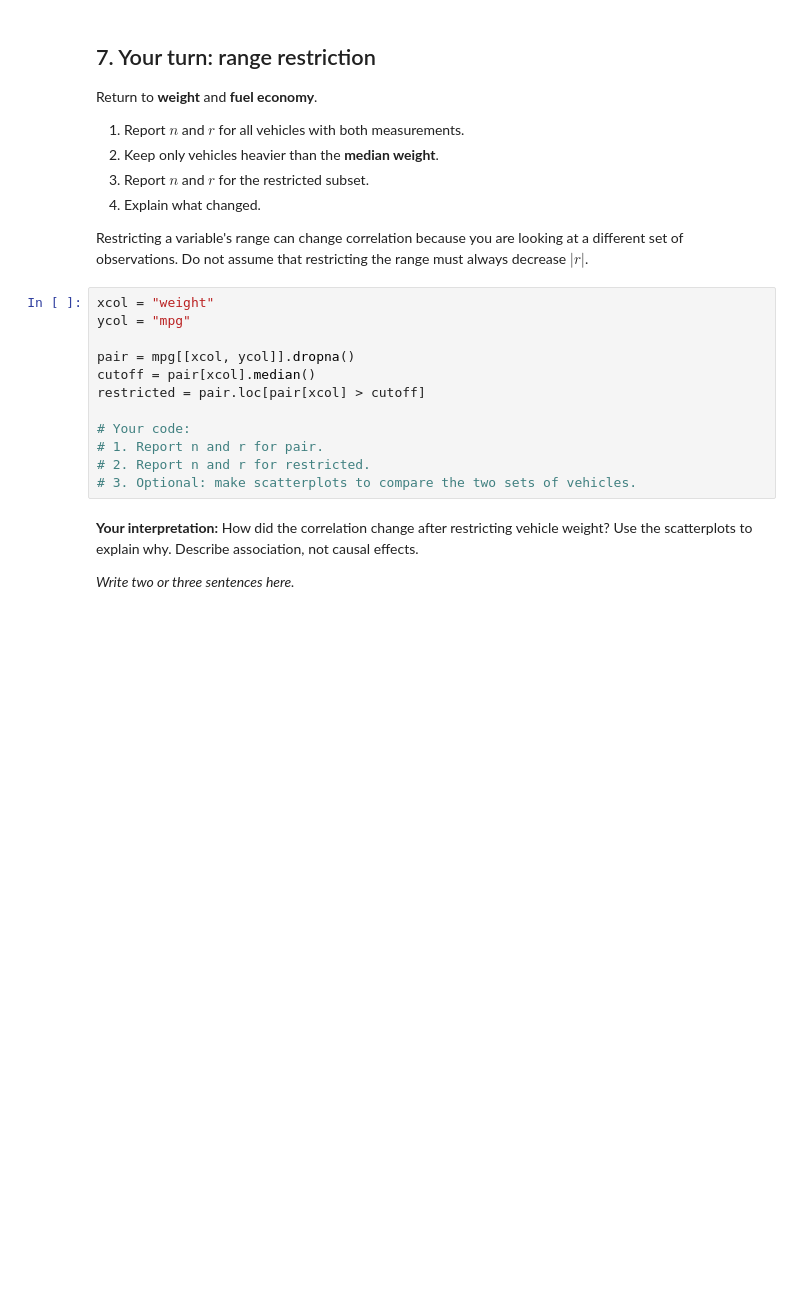
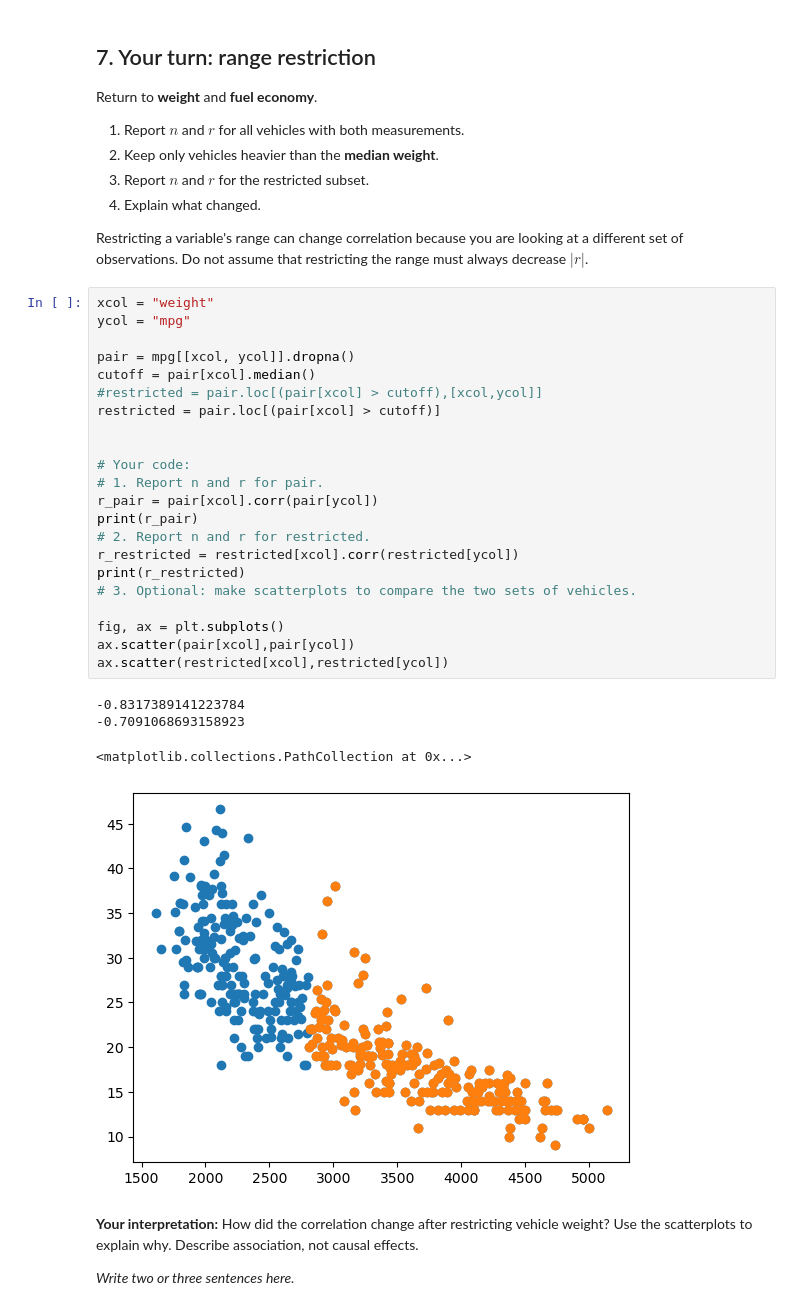
Before and after one commit to paulien67/26f-engr1451-2451, a Jupyter notebook: 2-class/w05a_scatter_correlation.ipynb, the cells around one changed output. Cells and saved outputs as stored; diff of their text form; blank space fills up the shorter version.

```diff
--- a/2-class/w05a_scatter_correlation.ipynb
+++ b/2-class/w05a_scatter_correlation.ipynb
@@ -258,15 +258,30 @@ Restricting a variable's range can change correlation because you are looking at
 # %%
 xcol = "weight"
 ycol = "mpg"
 
 pair = mpg[[xcol, ycol]].dropna()
 cutoff = pair[xcol].median()
-restricted = pair.loc[pair[xcol] > cutoff]
+#restricted = pair.loc[(pair[xcol] > cutoff),[xcol,ycol]]
+restricted = pair.loc[(pair[xcol] > cutoff)]
+
 
 # Your code:
 # 1. Report n and r for pair.
+r_pair = pair[xcol].corr(pair[ycol])
+print(r_pair)
 # 2. Report n and r for restricted.
+r_restricted = restricted[xcol].corr(restricted[ycol])
+print(r_restricted)
 # 3. Optional: make scatterplots to compare the two sets of vehicles.
+
+fig, ax = plt.subplots()
+ax.scatter(pair[xcol],pair[ycol])
+ax.scatter(restricted[xcol],restricted[ycol])
+# %% [output]
+-0.8317389141223784
+-0.7091068693158923
+<matplotlib.collections.PathCollection at 0x...>
+[figure, added]
 # %% [markdown]
 **Your interpretation:** How did the correlation change after restricting vehicle weight? Use the scatterplots to explain why. Describe association, not causal effects.
 
```
Also changed, not shown: 1 other file.
